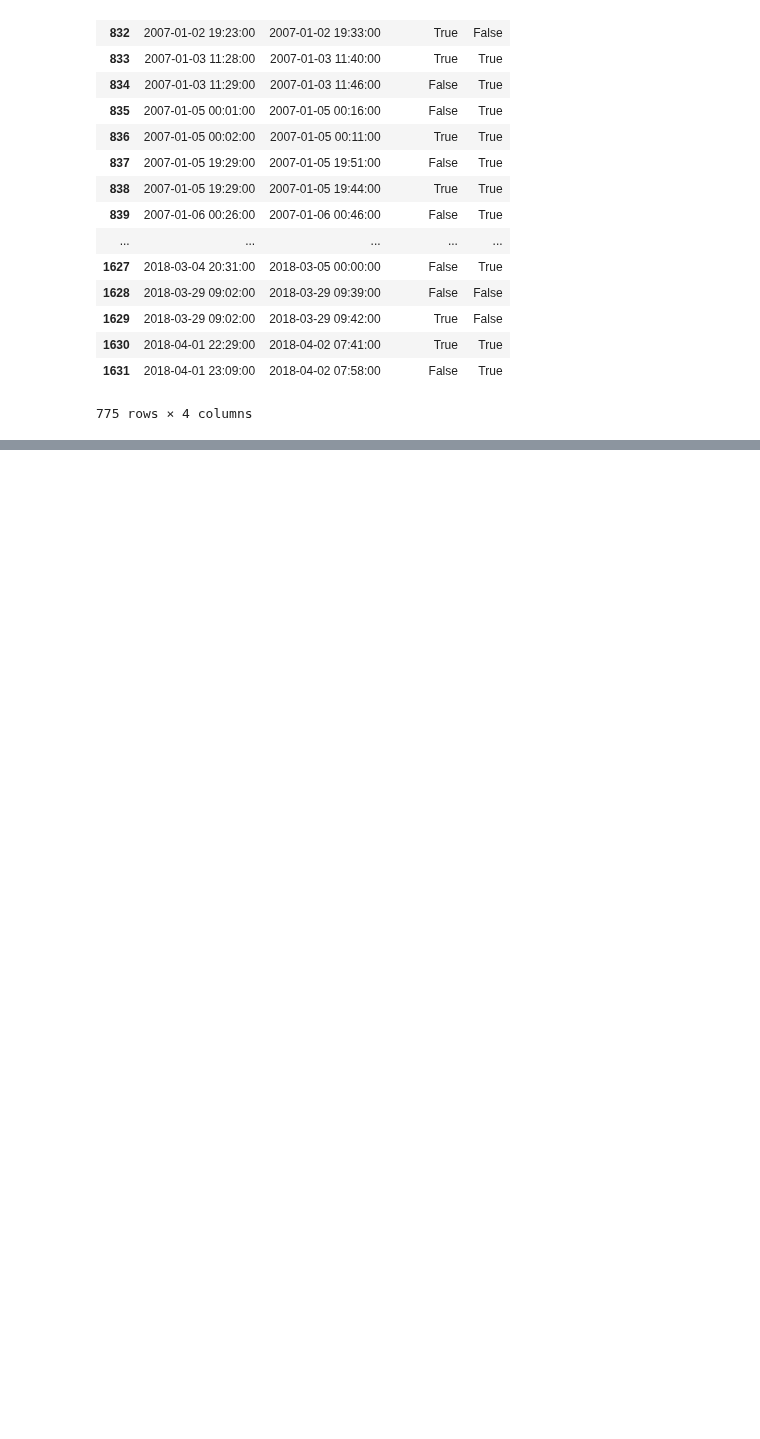
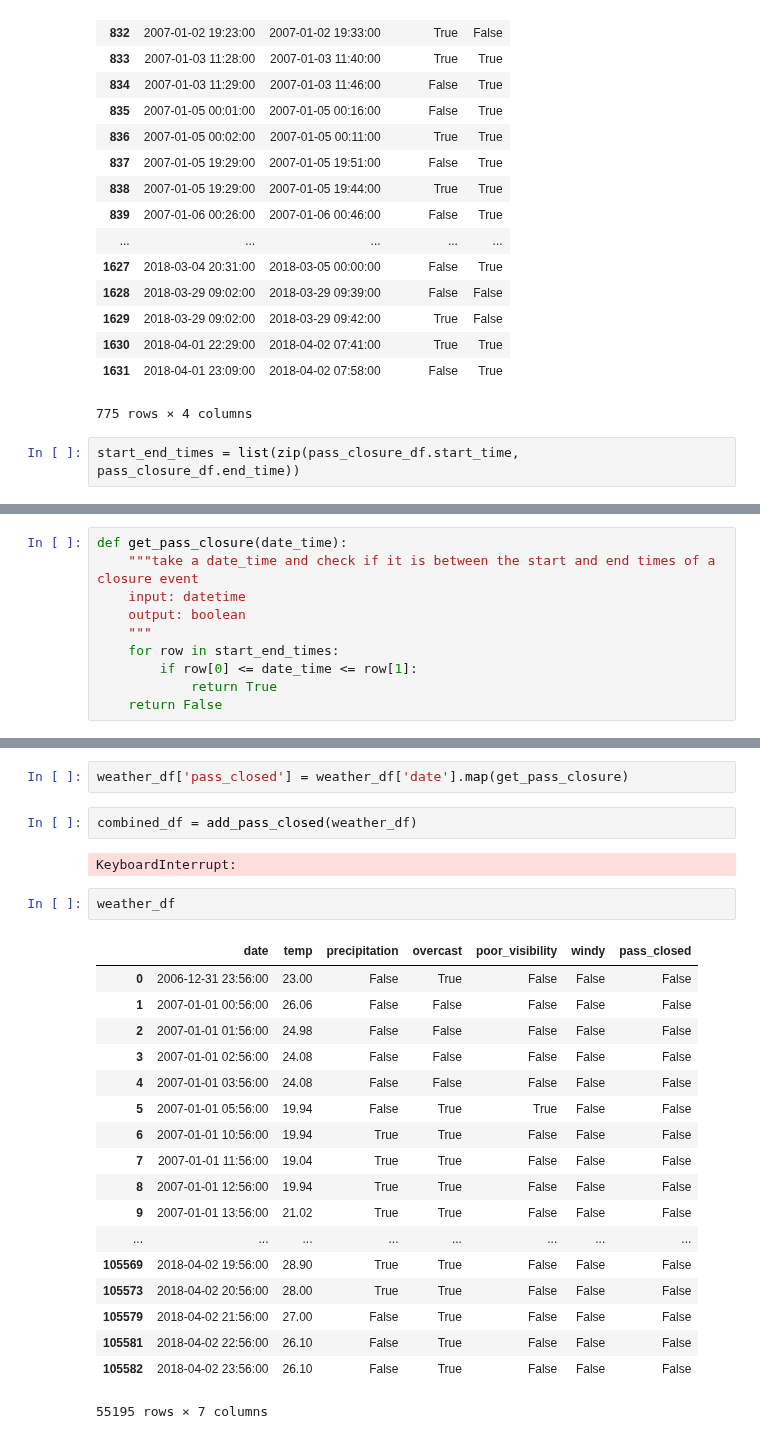
Before and after one commit to leannebaldwin/Pass_Closure, a Jupyter notebook: data_exploration/combine_data.ipynb, the cells around one changed output, grey strips where cells are left out. Cells and saved outputs as stored; diff of their text form; blank space fills up the shorter version.

Commit message:
Add further data exploration to add pass_closed or not to weather data

```diff
--- a/data_exploration/combine_data.ipynb
+++ b/data_exploration/combine_data.ipynb
@@ -181,3 +181,5 @@ pass_closure_df
 | 1630 | 2018-04-01 22:29:00 | 2018-04-02 07:41:00 | True | True |
 | 1631 | 2018-04-01 23:09:00 | 2018-04-02 07:58:00 | False | True |
 775 rows × 4 columns
+# %%
+start_end_times = list(zip(pass_closure_df.start_time, pass_closure_df.end_time))
@@ -183,0 +206,10 @@ pass_closure_df
+# %%
+def get_pass_closure(date_time):
+    """take a date_time and check if it is between the start and end times of a closure event
+    input: datetime
+    output: boolean
+    """
+    for row in start_end_times:
+        if row[0] <= date_time <= row[1]:
+            return True
+    return False
@@ -183,0 +224,27 @@ pass_closure_df
+# %%
+weather_df['pass_closed'] = weather_df['date'].map(get_pass_closure)
+# %%
+combined_df = add_pass_closed(weather_df)
+# %% [output]
+KeyboardInterrupt:
+# %%
+weather_df
+# %% [output]
+|  | date | temp | precipitation | overcast | poor_visibility | windy | pass_closed |
+| 0 | 2006-12-31 23:56:00 | 23.00 | False | True | False | False | False |
+| 1 | 2007-01-01 00:56:00 | 26.06 | False | False | False | False | False |
+| 2 | 2007-01-01 01:56:00 | 24.98 | False | False | False | False | False |
+| 3 | 2007-01-01 02:56:00 | 24.08 | False | False | False | False | False |
+| 4 | 2007-01-01 03:56:00 | 24.08 | False | False | False | False | False |
+| 5 | 2007-01-01 05:56:00 | 19.94 | False | True | True | False | False |
+| 6 | 2007-01-01 10:56:00 | 19.94 | True | True | False | False | False |
+| 7 | 2007-01-01 11:56:00 | 19.04 | True | True | False | False | False |
+| 8 | 2007-01-01 12:56:00 | 19.94 | True | True | False | False | False |
+| 9 | 2007-01-01 13:56:00 | 21.02 | True | True | False | False | False |
+| ... | ... | ... | ... | ... | ... | ... | ... |
+| 105569 | 2018-04-02 19:56:00 | 28.90 | True | True | False | False | False |
+| 105573 | 2018-04-02 20:56:00 | 28.00 | True | True | False | False | False |
+| 105579 | 2018-04-02 21:56:00 | 27.00 | False | True | False | False | False |
+| 105581 | 2018-04-02 22:56:00 | 26.10 | False | True | False | False | False |
+| 105582 | 2018-04-02 23:56:00 | 26.10 | False | True | False | False | False |
+55195 rows × 7 columns
```
Also changed, not shown: parts of 2 cells of this notebook.
